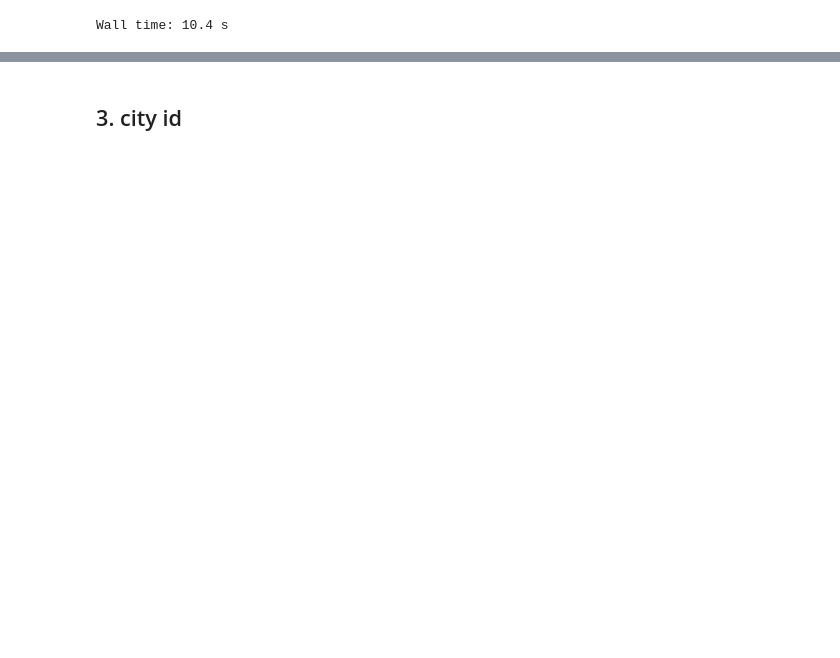
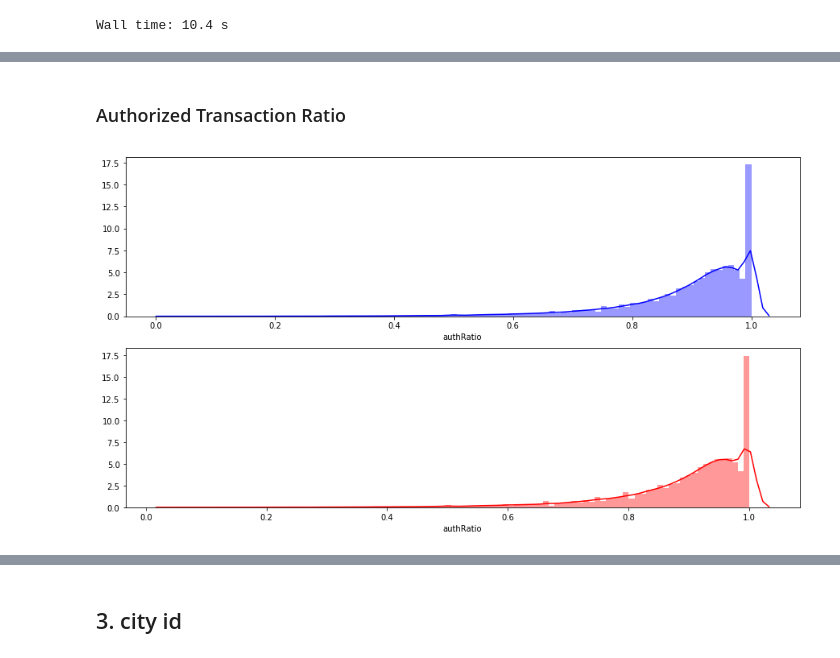
Before and after one commit to LeoHNLee/EloMerchantCategoryRecommendation, a Jupyter notebook: 2-eda-viz/2-historical-transaction.ipynb, the cells around one changed output, grey strips where cells are left out. Drawn from its saved outputs; the diff is of its cells as text; code cells hidden in the pictures; blank space fills up the shorter version.

```diff
--- a/2-eda-viz/2-historical-transaction.ipynb
+++ b/2-eda-viz/2-historical-transaction.ipynb
@@ -20,5 +24,5 @@ warnings.filterwarnings('ignore')
 %%time
 histTrans = pd.read_hdf("../dataset/edaViz/histTrans.h5", "histTrans")
 trainLabels = pd.read_hdf("../dataset/edaViz/train.h5", "train")
-testLabels = pd.read_hdf("../dataset/edaViz/testEdaViz.h5", "testEdaViz")
+testLabels = pd.read_hdf("../dataset/edaViz/test.h5", "test")
 # %% [output]
@@ -125,3 +105,12 @@ sns.distplot(trainLabels['authRatio'],bins=100)
+# %% [markdown]
+### Authorized Transaction Ratio
+# %%
+trainLabels['authRatio'] = trainLabels['authCount'] / trainLabels['transCount']
+testLabels['authRatio'] = testLabels['authCount'] / testLabels['transCount']
+
+compareTrainTest('authRatio', bins=100)
+# %% [output]
+[figure, added]
 # %%
 print('1 : ', trainLabels['card_id'][trainLabels['authRatio']==1].count())
 for i in range(10):
```
Also changed, not shown: parts of 28 cells of this notebook, 1 other file.
